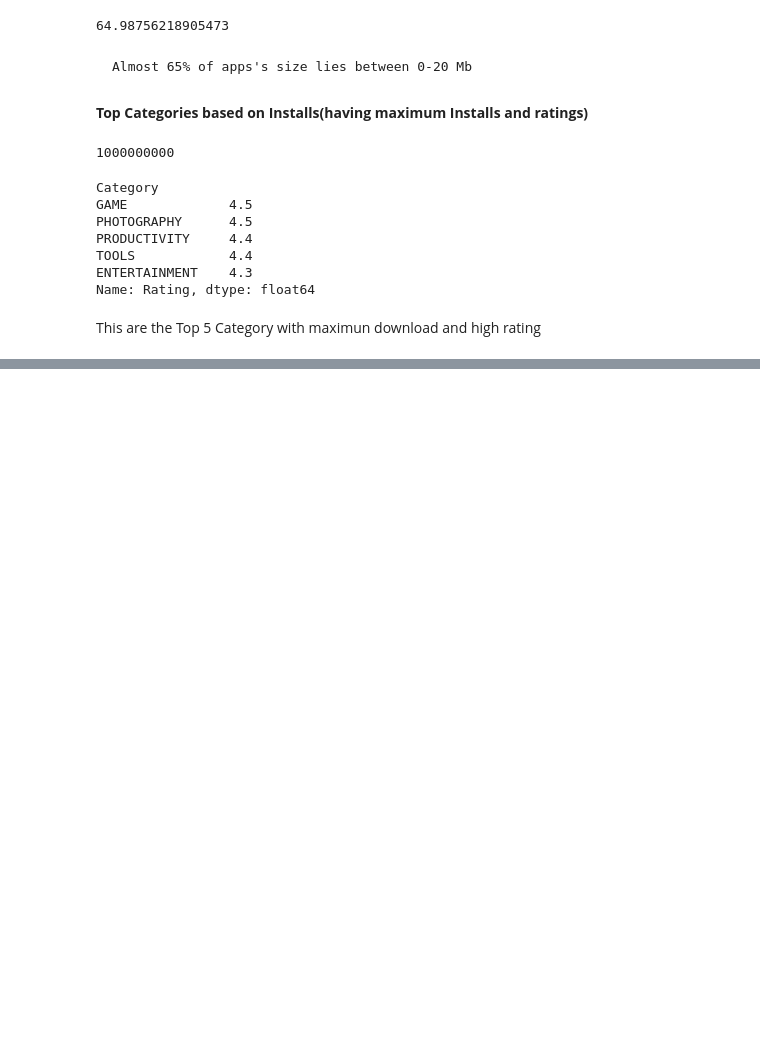
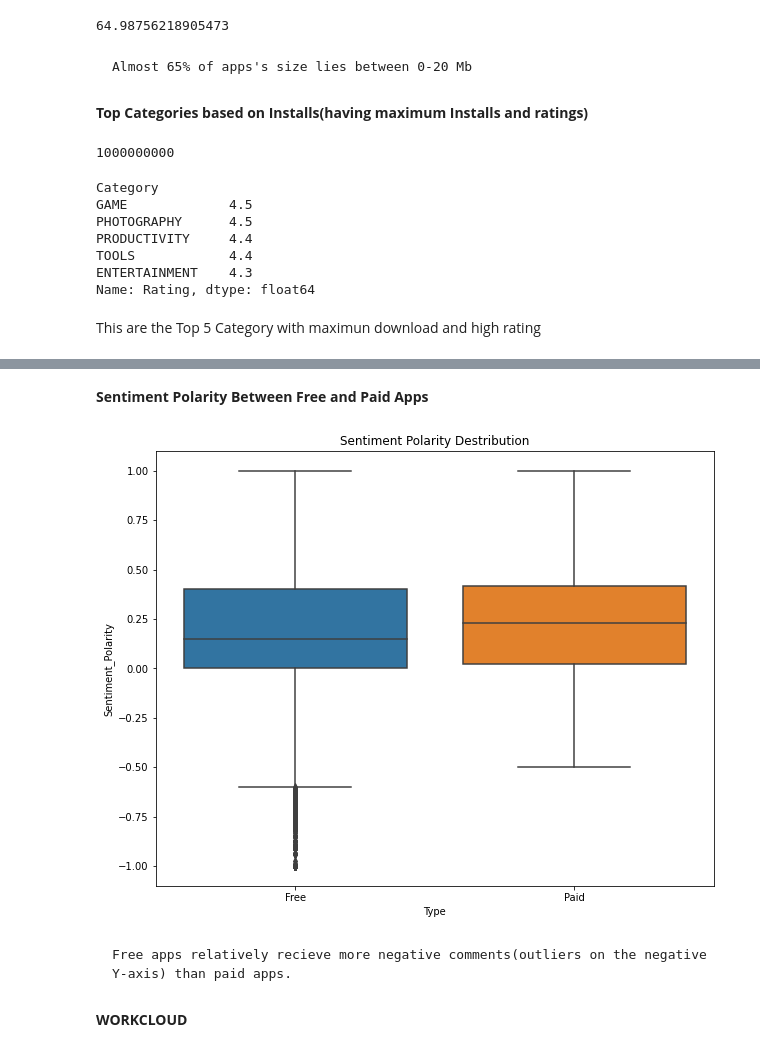
Before and after one commit to AjayUnique/EDA-playstore-app, a Jupyter notebook: Ajay_Tiwari_playstore.ipynb, the cells around one changed output, grey strips where cells are left out. Saved outputs shown, nothing was run; the diff lists cells and outputs as text; code cells hidden in the pictures; blank space fills up the shorter version.

```diff
--- a/Ajay_Tiwari_playstore.ipynb
+++ b/Ajay_Tiwari_playstore.ipynb
@@ -586,0 +584,2 @@ This are the Top 5 Category with maximun download and high rating
+# %%
+reviews_data=pd.read_csv('/content/drive/MyDrive/almabetter /Capstone project /Project 1 playstore/Copy of User Reviews.csv')
@@ -586,0 +625,4 @@ This are the Top 5 Category with maximun download and high rating
+# %%
+df_merged = pd.merge(playdf, reviews_data, on = "App", how = "inner") #Merging both datasets on Apppl
+# %%
+df_merged = df_merged.dropna(subset=['Translated_Review', 'Sentiment']) #Dropping null values
@@ -586,0 +638,13 @@ This are the Top 5 Category with maximun download and high rating
+# %% [markdown]
+**Sentiment Polarity Between Free and Paid Apps**
+# %%
+plt.figure(figsize=(10,8))
+sns.boxplot(x='Type', y='Sentiment_Polarity', data=df_merged)
+plt.title('Sentiment Polarity Destribution')
+plt.show()
+# %% [output]
+[figure, added]
+# %% [markdown]
+    Free apps relatively recieve more negative comments(outliers on the negative Y-axis) than paid apps.
+# %% [markdown]
+**WORKCLOUD**
```
Also changed, not shown: parts of 15 cells of this notebook.
